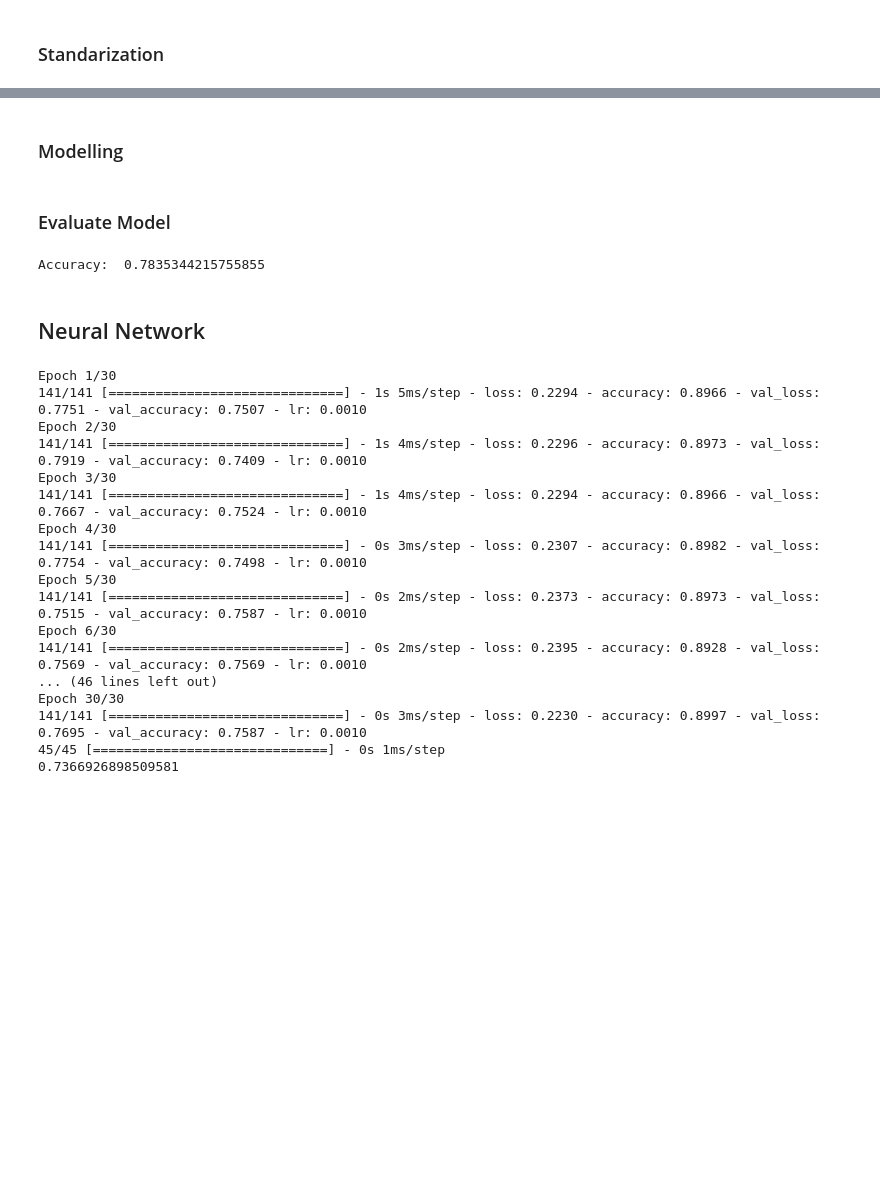
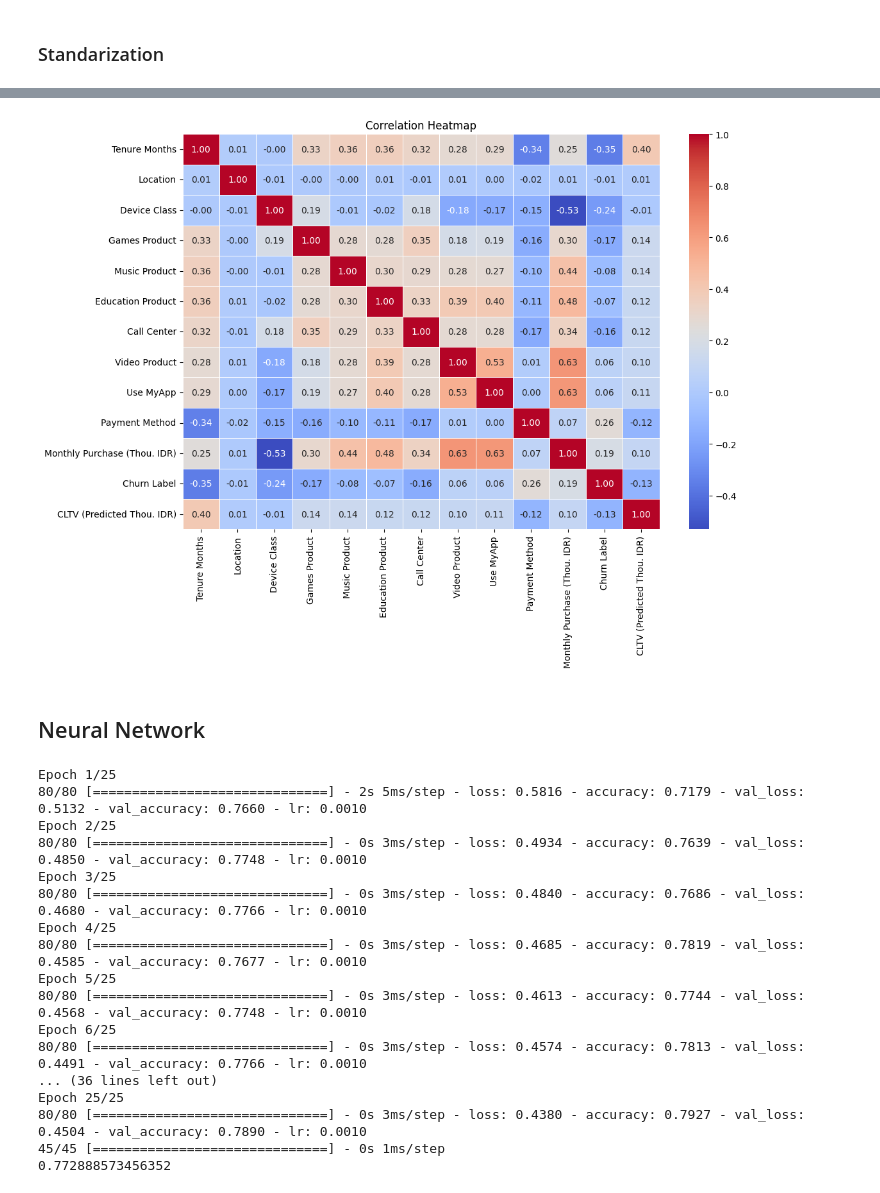
Before and after one commit to andidprastyo/DSW-2023, a Jupyter notebook: analysis.ipynb, the cells around one changed output, grey strips where cells are left out. Drawn from its saved outputs; the diff is of its cells as text; code cells hidden in the pictures; blank space fills up the shorter version.

Commit message:
feat:Finished Neural Network Models

```diff
--- a/analysis.ipynb
+++ b/analysis.ipynb
@@ -116,2 +110,0 @@ param_grid = {'C': [0.001, 0.01, 0.1, 1, 10, 100]}
-# %% [markdown]
-### Modelling
@@ -126,18 +111,16 @@ y_pred_tuned = best_model.predict(X_test)
-# %% [markdown]
-### Evaluate Model
-# %%
-# accuracy = accuracy_score(y_test, y_pred)
-# confusion_matrix = confusion_matrix(y_test, y_pred)
-# classification_report = classification_report(y_test, y_pred)
-
-# print("Accuracy: ", accuracy)
-# print("Confusion Matrix: \n", confusion_matrix)
-# print("Classification Report: \n", classification_report)
-
-accuracy_tuned = accuracy_score(y_test, y_pred)
-print("Accuracy: ", accuracy_tuned)
-# %% [output]
-Accuracy:  0.7835344215755855
+# %%
+numerical_columns = df.select_dtypes(include=['number']).columns
+
+# Calculating correlation matrix
+correlation_matrix = df[numerical_columns].corr()
+
+# Creating a heatmap
+plt.figure(figsize=(12, 8))
+sns.heatmap(correlation_matrix, annot=True, cmap='coolwarm', fmt=".2f", linewidths=.5)
+plt.title('Correlation Heatmap')
+plt.show()
+# %% [output]
+[figure, added]
 # %% [markdown]
 ## Neural Network
 # %%
@@ -155,30 +141,27 @@ model_NN.compile(loss='binary_crossentropy', optimizer=RMSprop(), metrics=['accu
 # %%
-from tensorflow.keras.callbacks import ReduceLROnPlateau
-
-reduce_lr = ReduceLROnPlateau(monitor='val_loss', factor=0.2, patience=5, min_lr=0.001)
-model_NN.fit(X_train, y_train, epochs=30, batch_size=32, validation_split=0.2, callbacks=[reduce_lr])
+model_NN.fit(X_train, y_train, epochs=25, batch_size=64, validation_split=0.1, callbacks=[early_stopping, reduce_lr])
 
 y_pred_nn = (model_NN.predict(X_test) > 0.5).astype(int)
 accuracy_nn = accuracy_score(y_test, y_pred_nn)
 print(accuracy_nn)
 # %% [output]
-Epoch 1/30
-141/141 [==============================] - 1s 5ms/step - loss: 0.2294 - accuracy: 0.8966 - val_loss: 0.7751 - val_accuracy: 0.7507 - lr: 0.0010
-Epoch 2/30
-141/141 [==============================] - 1s 4ms/step - loss: 0.2296 - accuracy: 0.8973 - val_loss: 0.7919 - val_accuracy: 0.7409 - lr: 0.0010
-Epoch 3/30
-141/141 [==============================] - 1s 4ms/step - loss: 0.2294 - accuracy: 0.8966 - val_loss: 0.7667 - val_accuracy: 0.7524 - lr: 0.0010
-Epoch 4/30
-141/141 [==============================] - 0s 3ms/step - loss: 0.2307 - accuracy: 0.8982 - val_loss: 0.7754 - val_accuracy: 0.7498 - lr: 0.0010
-Epoch 5/30
-141/141 [==============================] - 0s 2ms/step - loss: 0.2373 - accuracy: 0.8973 - val_loss: 0.7515 - val_accuracy: 0.7587 - lr: 0.0010
-Epoch 6/30
-141/141 [==============================] - 0s 2ms/step - loss: 0.2395 - accuracy: 0.8928 - val_loss: 0.7569 - val_accuracy: 0.7569 - lr: 0.0010
-... (46 lines left out)
-Epoch 30/30
-141/141 [==============================] - 0s 3ms/step - loss: 0.2230 - accuracy: 0.8997 - val_loss: 0.7695 - val_accuracy: 0.7587 - lr: 0.0010
+Epoch 1/25
+80/80 [==============================] - 2s 5ms/step - loss: 0.5816 - accuracy: 0.7179 - val_loss: 0.5132 - val_accuracy: 0.7660 - lr: 0.0010
+Epoch 2/25
+80/80 [==============================] - 0s 3ms/step - loss: 0.4934 - accuracy: 0.7639 - val_loss: 0.4850 - val_accuracy: 0.7748 - lr: 0.0010
+Epoch 3/25
+80/80 [==============================] - 0s 3ms/step - loss: 0.4840 - accuracy: 0.7686 - val_loss: 0.4680 - val_accuracy: 0.7766 - lr: 0.0010
+Epoch 4/25
+80/80 [==============================] - 0s 3ms/step - loss: 0.4685 - accuracy: 0.7819 - val_loss: 0.4585 - val_accuracy: 0.7677 - lr: 0.0010
+Epoch 5/25
+80/80 [==============================] - 0s 3ms/step - loss: 0.4613 - accuracy: 0.7744 - val_loss: 0.4568 - val_accuracy: 0.7748 - lr: 0.0010
+Epoch 6/25
+80/80 [==============================] - 0s 3ms/step - loss: 0.4574 - accuracy: 0.7813 - val_loss: 0.4491 - val_accuracy: 0.7766 - lr: 0.0010
+... (36 lines left out)
+Epoch 25/25
+80/80 [==============================] - 0s 3ms/step - loss: 0.4380 - accuracy: 0.7927 - val_loss: 0.4504 - val_accuracy: 0.7890 - lr: 0.0010
 45/45 [==============================] - 0s 1ms/step
-0.7366926898509581
+0.772888573456352
 # %%
 y_pred_nn = (model_NN.predict(X_test) > 0.5).astype(int)  # Convert probabilities to binary predictions
 accuracy_nn = accuracy_score(y_test, y_pred_nn)
```
Also changed, not shown: parts of 7 cells of this notebook.
